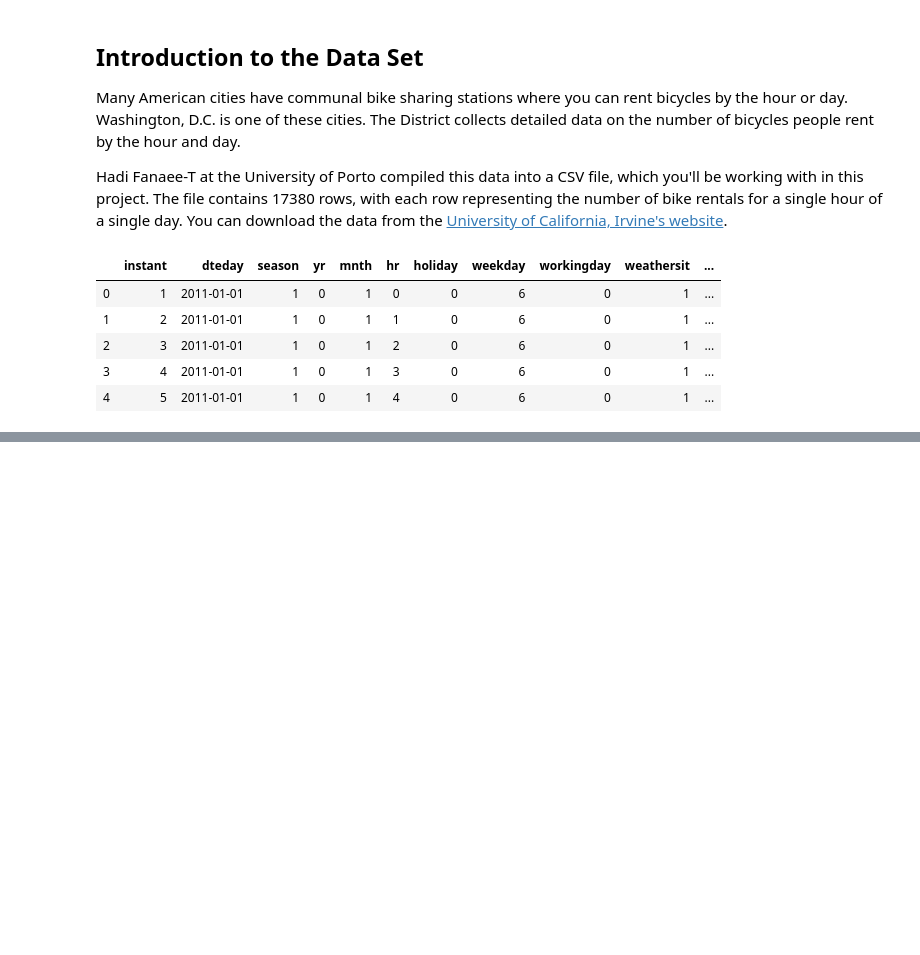
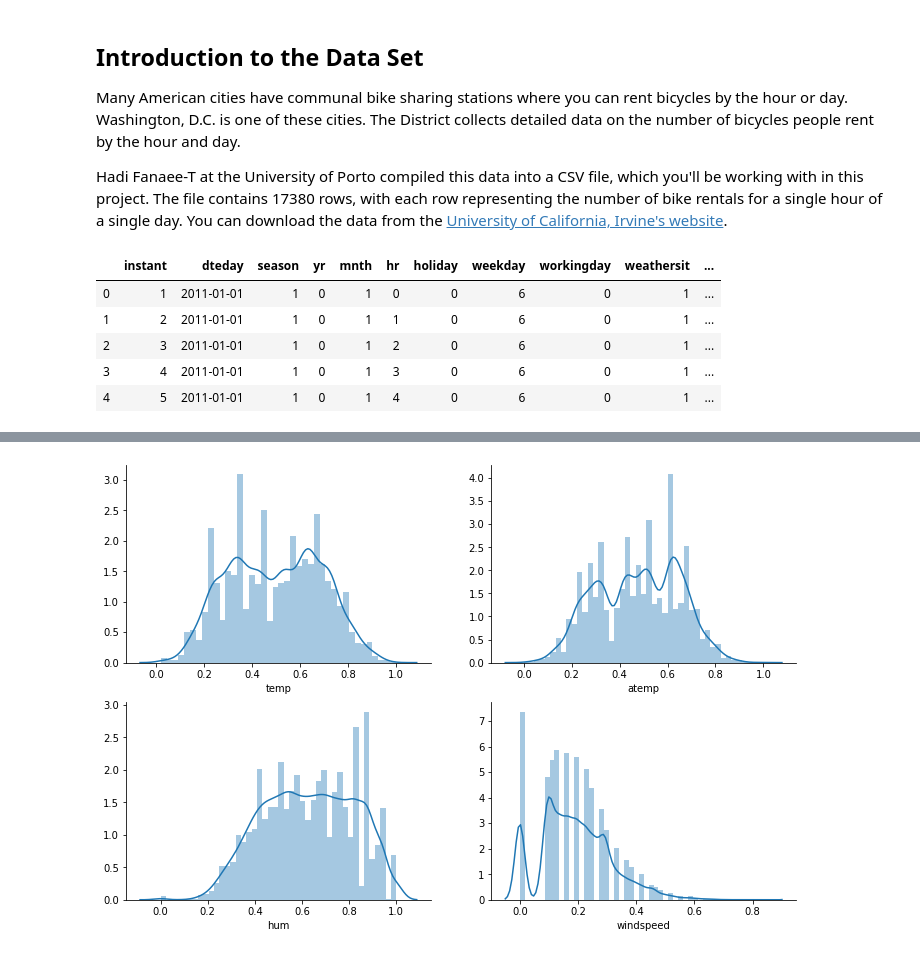
Before and after one commit to shankhapaul22/Bike-Rentals, a Jupyter notebook: Predicting+Bike+Rentals.ipynb, the cells around one changed output, grey strips where cells are left out. Cells and saved outputs as stored; diff of their text form; code cells hidden in the pictures; blank space fills up the shorter version.

```diff
--- a/Predicting+Bike+Rentals.ipynb
+++ b/Predicting+Bike+Rentals.ipynb
@@ -93,0 +186,18 @@ Name: cnt, dtype: float64
+# %%
+#Observing continuous data columns for insights
+cont_cols = bike_rentals.select_dtypes(include = ['float64']).columns
+
+def plot_dist(cols):
+    '''Plots distribution of given columns in bike_rental dataframe'''
+    n_rows = int(np.ceil(len(cols)/2))
+    n_cols = int(np.floor(len(cols)/ 2))
+    fig, axes = plt.subplots(n_rows, n_cols, figsize = (12,8))
+    axes = axes.flatten()
+    for col,ax in zip(cols, axes):
+        sns.distplot(bike_rentals[col], ax = ax)
+        ax.spines['right'].set_visible(False)
+        ax.spines['top'].set_visible(False)
+
+plot_dist(cont_cols.tolist())
+# %% [output]
+[figure, added]
```
Also changed, not shown: parts of 50 cells of this notebook, 1 other file.
